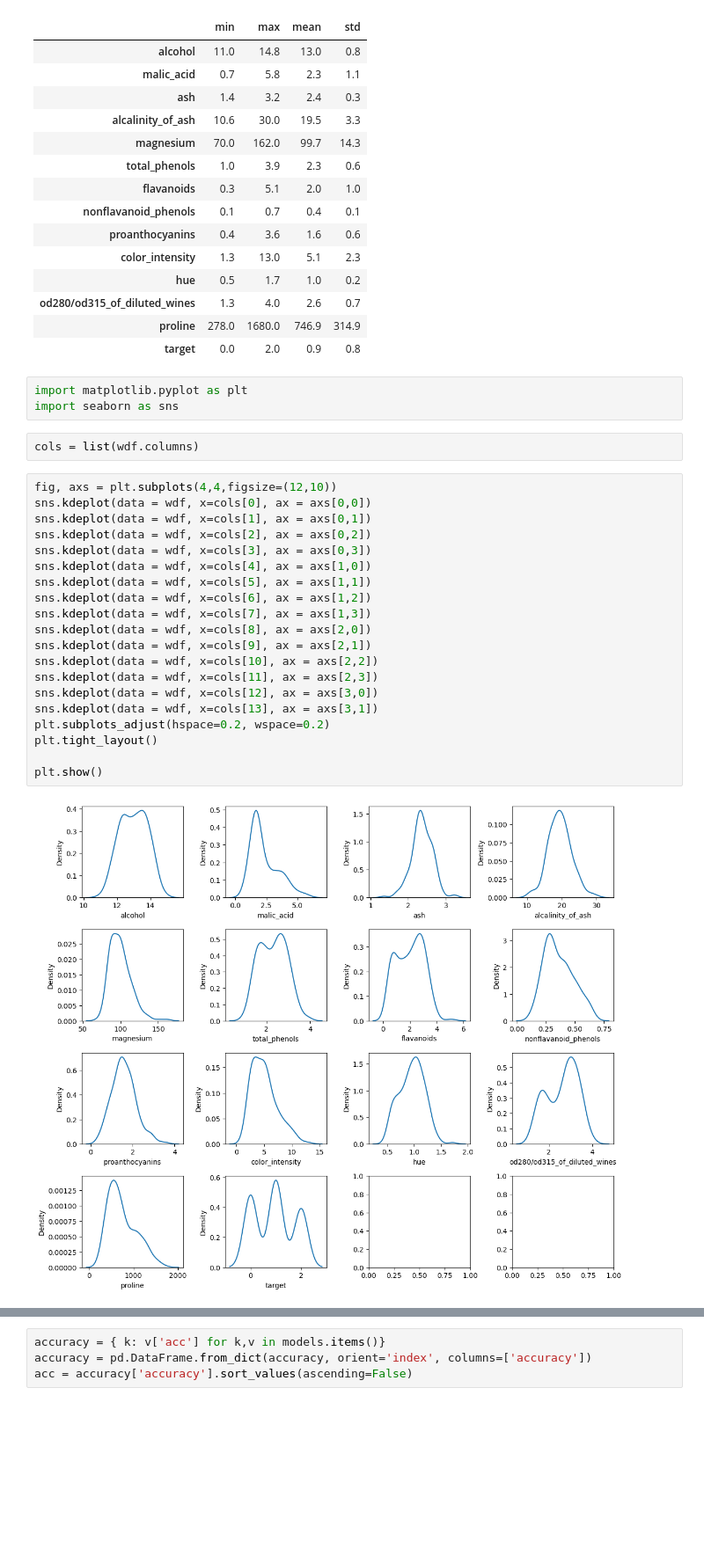
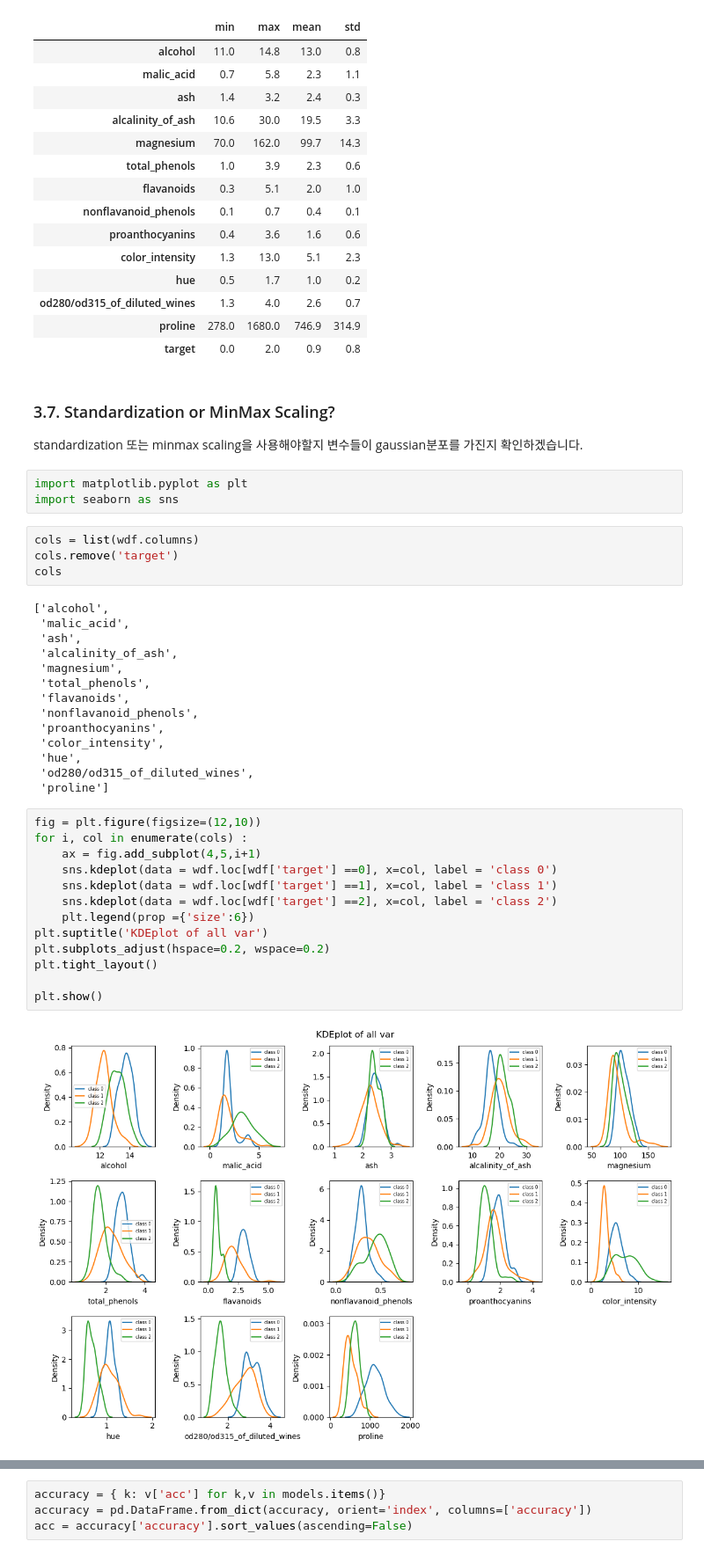
Before and after one commit to seuyon0101/aiffel, a Jupyter notebook: [E-01]classification.ipynb, the cells around one changed output, grey strips where cells are left out. Shown at 88% size. Drawn from its saved outputs; the diff is of its cells as text; blank space fills up the shorter version.

```diff
--- a/[E-01]classification.ipynb
+++ b/[E-01]classification.ipynb
@@ -563,30 +655,44 @@ minmax
 | od280/od315_of_diluted_wines | 1.3 | 4.0 | 2.6 | 0.7 |
 | proline | 278.0 | 1680.0 | 746.9 | 314.9 |
 | target | 0.0 | 2.0 | 0.9 | 0.8 |
+# %% [markdown]
+### 3.7. Standardization or MinMax Scaling?
+
+
+standardization 또는 minmax scaling을 사용해야할지 변수들이 gaussian분포를 가진지 확인하겠습니다.
 # %%
 import matplotlib.pyplot as plt
 import seaborn as sns
 # %%
 cols = list(wdf.columns)
+cols.remove('target')
+cols
+# %% [output]
+['alcohol',
+ 'malic_acid',
+ 'ash',
+ 'alcalinity_of_ash',
+ 'magnesium',
+ 'total_phenols',
+ 'flavanoids',
+ 'nonflavanoid_phenols',
+ 'proanthocyanins',
+ 'color_intensity',
+ 'hue',
+ 'od280/od315_of_diluted_wines',
+ 'proline']
-# %%
-fig, axs = plt.subplots(4,4,figsize=(12,10))
-sns.kdeplot(data = wdf, x=cols[0], ax = axs[0,0])
-sns.kdeplot(data = wdf, x=cols[1], ax = axs[0,1])
-sns.kdeplot(data = wdf, x=cols[2], ax = axs[0,2])
-sns.kdeplot(data = wdf, x=cols[3], ax = axs[0,3])
-sns.kdeplot(data = wdf, x=cols[4], ax = axs[1,0])
-sns.kdeplot(data = wdf, x=cols[5], ax = axs[1,1])
-sns.kdeplot(data = wdf, x=cols[6], ax = axs[1,2])
-sns.kdeplot(data = wdf, x=cols[7], ax = axs[1,3])
-sns.kdeplot(data = wdf, x=cols[8], ax = axs[2,0])
-sns.kdeplot(data = wdf, x=cols[9], ax = axs[2,1])
-sns.kdeplot(data = wdf, x=cols[10], ax = axs[2,2])
-sns.kdeplot(data = wdf, x=cols[11], ax = axs[2,3])
-sns.kdeplot(data = wdf, x=cols[12], ax = axs[3,0])
-sns.kdeplot(data = wdf, x=cols[13], ax = axs[3,1])
-plt.subplots_adjust(hspace=0.2, wspace=0.2)
-plt.tight_layout()
-
-plt.show()
-# %% [output]
-[figure, removed]
+# %%
+fig = plt.figure(figsize=(12,10))
+for i, col in enumerate(cols) :
+    ax = fig.add_subplot(4,5,i+1)
+    sns.kdeplot(data = wdf.loc[wdf['target'] ==0], x=col, label = 'class 0')
+    sns.kdeplot(data = wdf.loc[wdf['target'] ==1], x=col, label = 'class 1')
+    sns.kdeplot(data = wdf.loc[wdf['target'] ==2], x=col, label = 'class 2')
+    plt.legend(prop ={'size':6})
+plt.suptitle('KDEplot of all var')
+plt.subplots_adjust(hspace=0.2, wspace=0.2)
+plt.tight_layout()
+
+plt.show()
+# %% [output]
+[figure, added]
```
Also changed, not shown: parts of 75 cells of this notebook.
